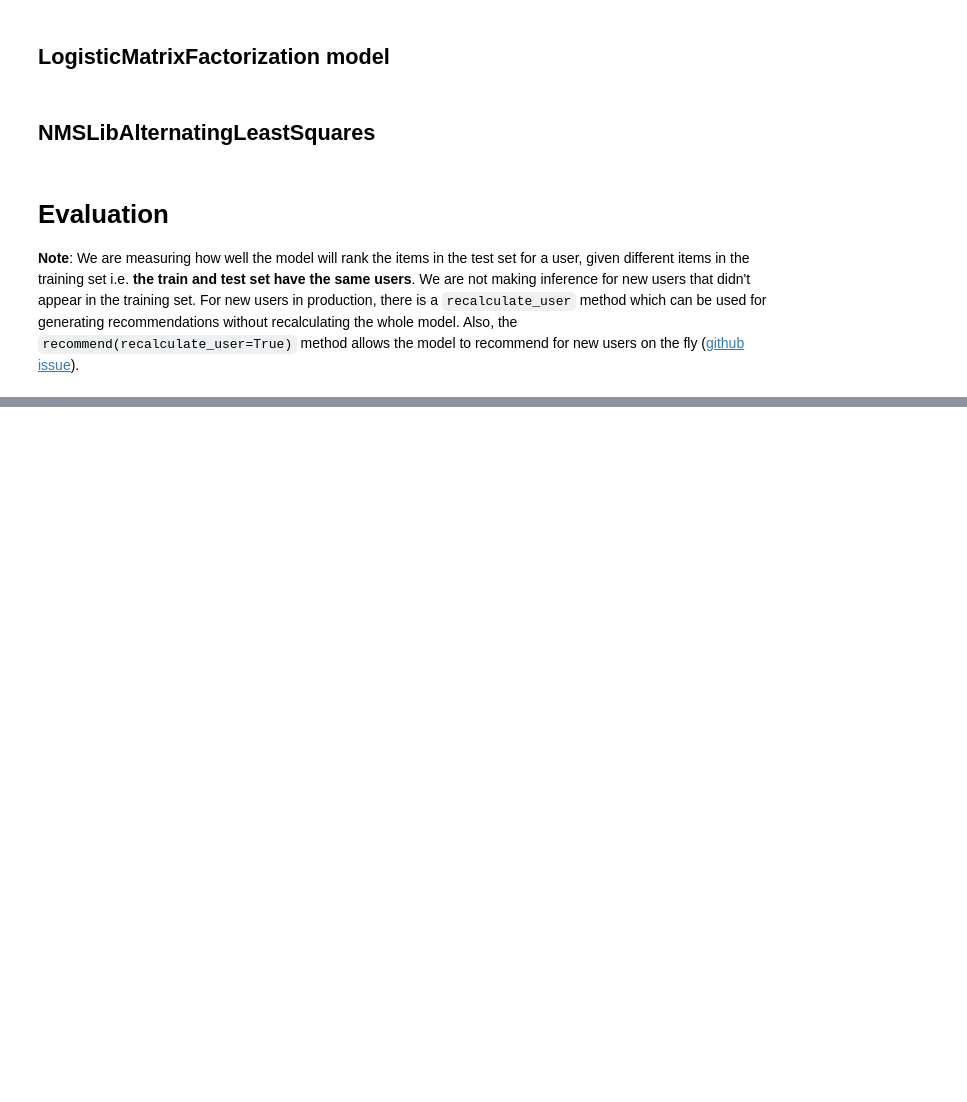
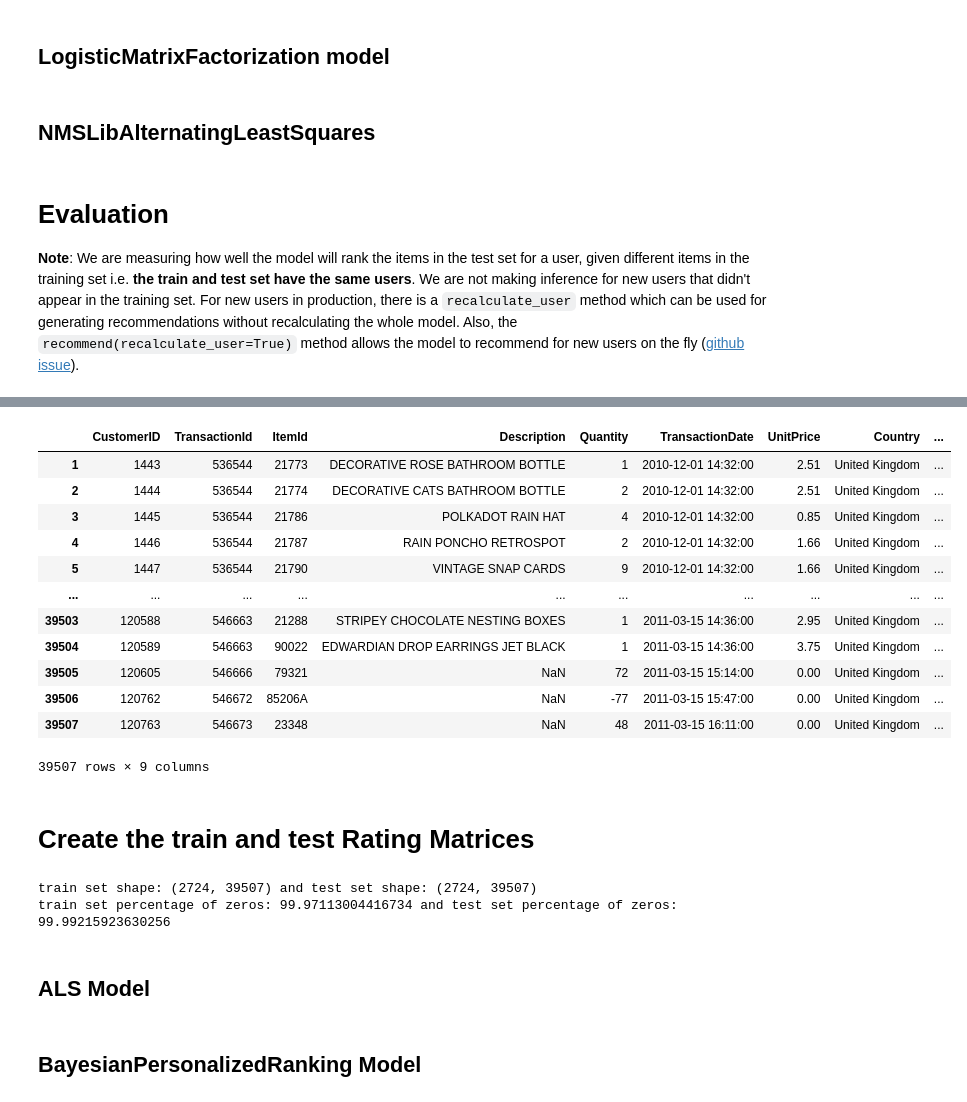
Before and after one commit to its-pedrofonseca/Business-Cases-With-Data-Science, a Jupyter notebook: BC4/BC4.ipynb, the cells around one changed output, grey strips where cells are left out. Saved outputs shown, nothing was run; the diff lists cells and outputs as text; code cells hidden in the pictures; blank space fills up the shorter version.

```diff
--- a/BC4/BC4.ipynb
+++ b/BC4/BC4.ipynb
@@ -435,0 +511,60 @@ eval_table
+# %%
+newCustomers_df
+# %% [output]
+|  | CustomerID | TransactionId | ItemId | Description | Quantity | TransactionDate | UnitPrice | Country | ... |
+| 1 | 1443 | 536544 | 21773 | DECORATIVE ROSE BATHROOM BOTTLE | 1 | 2010-12-01 14:32:00 | 2.51 | United Kingdom | ... |
+| 2 | 1444 | 536544 | 21774 | DECORATIVE CATS BATHROOM BOTTLE | 2 | 2010-12-01 14:32:00 | 2.51 | United Kingdom | ... |
+| 3 | 1445 | 536544 | 21786 | POLKADOT RAIN HAT | 4 | 2010-12-01 14:32:00 | 0.85 | United Kingdom | ... |
+| 4 | 1446 | 536544 | 21787 | RAIN PONCHO RETROSPOT | 2 | 2010-12-01 14:32:00 | 1.66 | United Kingdom | ... |
+| 5 | 1447 | 536544 | 21790 | VINTAGE SNAP CARDS | 9 | 2010-12-01 14:32:00 | 1.66 | United Kingdom | ... |
+| ... | ... | ... | ... | ... | ... | ... | ... | ... | ... |
+| 39503 | 120588 | 546663 | 21288 | STRIPEY CHOCOLATE NESTING BOXES | 1 | 2011-03-15 14:36:00 | 2.95 | United Kingdom | ... |
+| 39504 | 120589 | 546663 | 90022 | EDWARDIAN DROP EARRINGS JET BLACK | 1 | 2011-03-15 14:36:00 | 3.75 | United Kingdom | ... |
+| 39505 | 120605 | 546666 | 79321 | NaN | 72 | 2011-03-15 15:14:00 | 0.00 | United Kingdom | ... |
+| 39506 | 120762 | 546672 | 85206A | NaN | -77 | 2011-03-15 15:47:00 | 0.00 | United Kingdom | ... |
+| 39507 | 120763 | 546673 | 23348 | NaN | 48 | 2011-03-15 16:11:00 | 0.00 | United Kingdom | ... |
+39507 rows × 9 columns
+# %% [markdown]
+# Create the train and test Rating Matrices
+# %%
+# the Categoricals data structure consists of a categories array and an integer array of codes which point to
+#    the real value in the categories array
+user_cat = newCustomers_df['CustomerID'].astype('category')
+item_cat = newCustomers_df['ItemId'].astype("category")
+
+# create a sparse matrix of all the item/user/counts triples for the train set and test set
+# https://docs.scipy.org/doc/scipy/reference/generated/scipy.sparse.coo_matrix.html#scipy.sparse.coo_matrix
+item_user_train = coo_matrix((newCustomers_df['train_split'],
+                              (item_cat.cat.codes,
+                               user_cat.cat.codes))).tocsr()
+item_user_train.eliminate_zeros()  # remove zero entries
+# produce transpose of item_user_train
+user_item_train = item_user_train.T
+
+item_user_test = coo_matrix(((~newCustomers_df['train_split'].astype(bool)).astype(int),
+                             (item_cat.cat.codes,
+                              user_cat.cat.codes))).tocsr()
+item_user_test.eliminate_zeros()  # remove zero entries
+# produce transpose of item_user_test
+user_item_test = item_user_test.T
+
+# map each item and user category to a unique numeric code
+user_map = dict(zip(user_cat, user_cat.cat.codes))
+item_map = dict(zip(item_cat, item_cat.cat.codes))
+
+def get_keys(value, dictionary):
+    """Function to get dictionary keys with specifiec value"""
+    return list(dictionary.keys())[list(dictionary.values()).index(value)]
+
+# confirm shapes
+print(f"train set shape: {item_user_train.shape} and test set shape: {item_user_test.shape}")
+
+# check sparsity
+pzeros_train = 100 * (1 - item_user_train.count_nonzero() / (item_user_train.shape[0] * item_user_train.shape[1]))
+pzeros_test = 100 * (1 - item_user_test.count_nonzero() / (item_user_test.shape[0] * item_user_test.shape[1]))
+print(f"train set percentage of zeros: {pzeros_train} and test set percentage of zeros: {pzeros_test}")
+# %% [output]
+train set shape: (2724, 39507) and test set shape: (2724, 39507)
+train set percentage of zeros: 99.97113004416734 and test set percentage of zeros: 99.99215923630256
+# %% [markdown]
+## ALS Model
@@ -435,0 +581,2 @@ eval_table
+# %% [markdown]
+##  BayesianPersonalizedRanking Model
```
Also changed, not shown: parts of 38 cells of this notebook.
